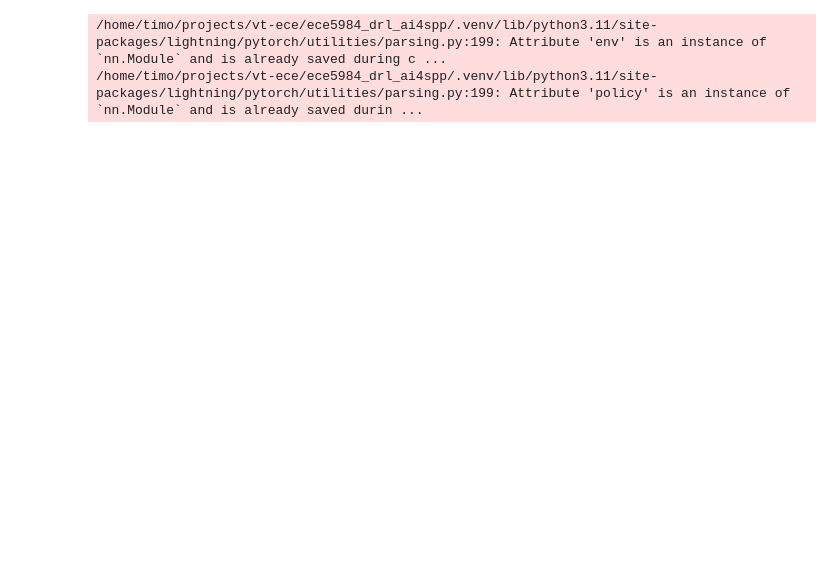
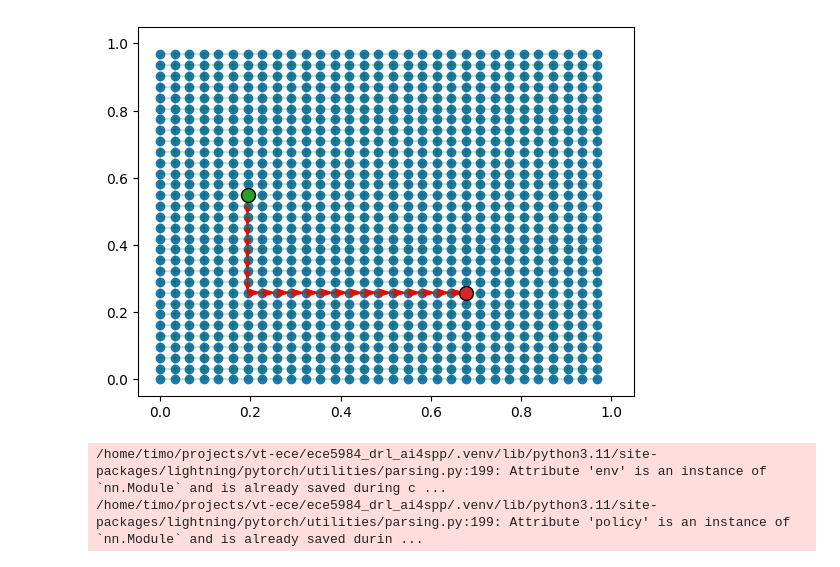
Before and after one commit to TimoThans33/ece5984_drl_ai4spp, a Jupyter notebook: code/exploration.ipynb, the cells around one changed output. Saved outputs shown, nothing was run; the diff lists cells and outputs as text; code cells hidden in the pictures; blank space fills up the shorter version.

```diff
--- a/code/exploration.ipynb
+++ b/code/exploration.ipynb
@@ -30,3 +30,13 @@ tensor([87., inf, 41.])
+# %%
+from astar import AStarSearch
+from SPPenv import SPPEnv
+
+env = SPPEnv(num_loc=100)
+astar = AStarSearch(env)
+came_from, _ = astar.search()
+astar.render(came_from)
+# %% [output]
+[figure, added]
 # %%
 from SPPembeddings import SPPInitEmbedding, SPPContext, StaticEmbedding
 from rl4co.models.zoo import AttentionModel, AutoregressivePolicy, POMO, POMOPolicy
```
Also changed, not shown: parts of 5 cells of this notebook, 57 other files.
